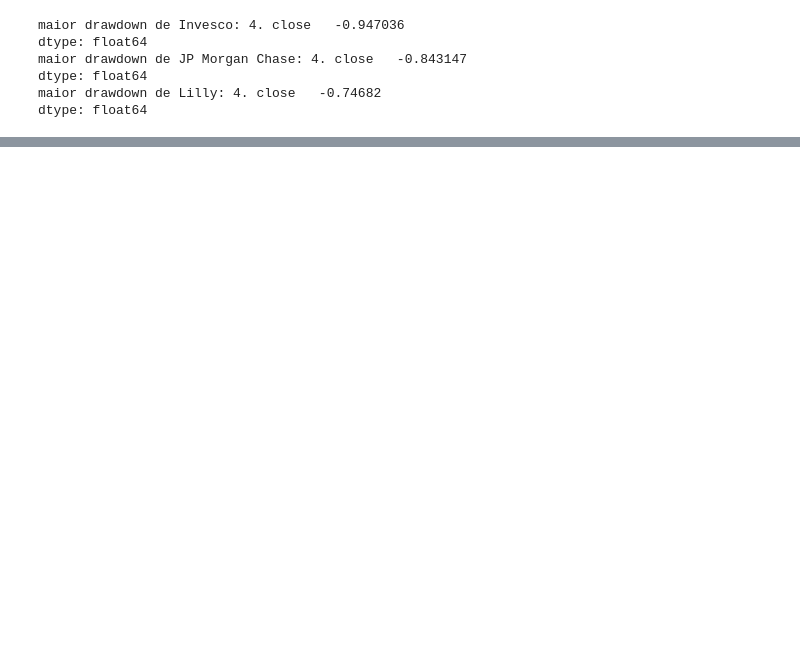
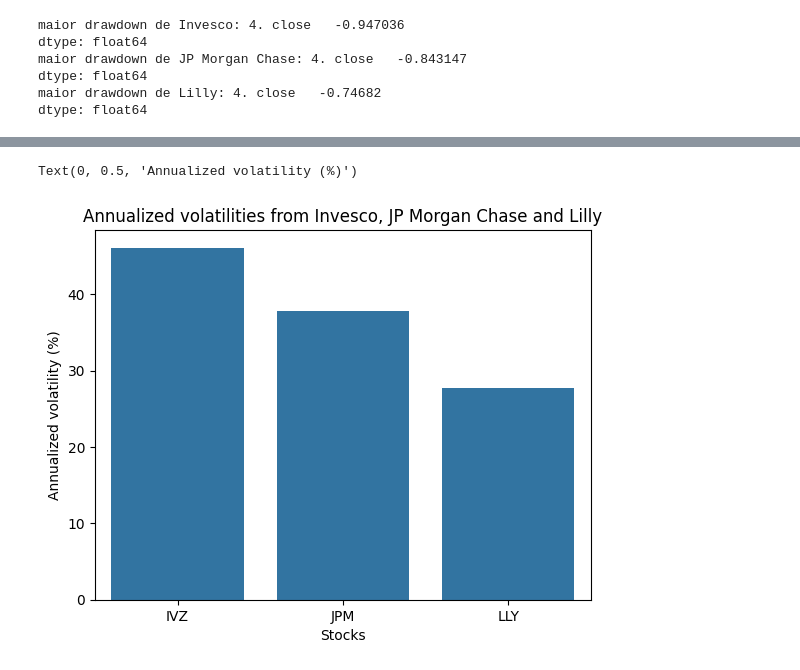
Before and after one commit to BrunoPPivetti/ex04_python_mf, a Jupyter notebook: main.ipynb, the cells around one changed output, grey strips where cells are left out. Cells and saved outputs as stored; diff of their text form; code cells hidden in the pictures; blank space fills up the shorter version.

```diff
--- a/main.ipynb
+++ b/main.ipynb
@@ -266,7 +263,15 @@ annualized_volatility_ivz = historic_volatility_ivz * math.sqrt(252)
 annualized_volatility_jpm = historic_volatility_jpm * math.sqrt(252)
 annualized_volatility_lly = historic_volatility_lly * math.sqrt(252)
 
+annualized_volatilities = pd.DataFrame({
+    "IVZ": annualized_volatility_ivz,
+    "JPM": annualized_volatility_jpm,
+    "LLY": annualized_volatility_lly,
+})
+
 print('Volatilidade anualizada Invesco:', annualized_volatility_ivz*100)
 print('Volatilidade anualizada JP Morgan:', annualized_volatility_jpm*100)
 print('Volatlidade anualizada Lilly:', annualized_volatility_lly*100)
+
+annualized_volatilities
 # %% [output]
@@ -359,0 +392,10 @@ plt.show()
+# %%
+#gráfico de barras da volatilidade anualizada
+sns.barplot(annualized_volatilities*100, x=annualized_volatilities.index, y="4. close")
+
+plt.title("Annualized volatilities from Invesco, JP Morgan Chase and Lilly")
+plt.xlabel("Stocks")
+plt.ylabel("Annualized volatility (%)")
+# %% [output]
+Text(0, 0.5, 'Annualized volatility (%)')
+[figure, added]
```
Also changed, not shown: parts of 20 cells of this notebook.
